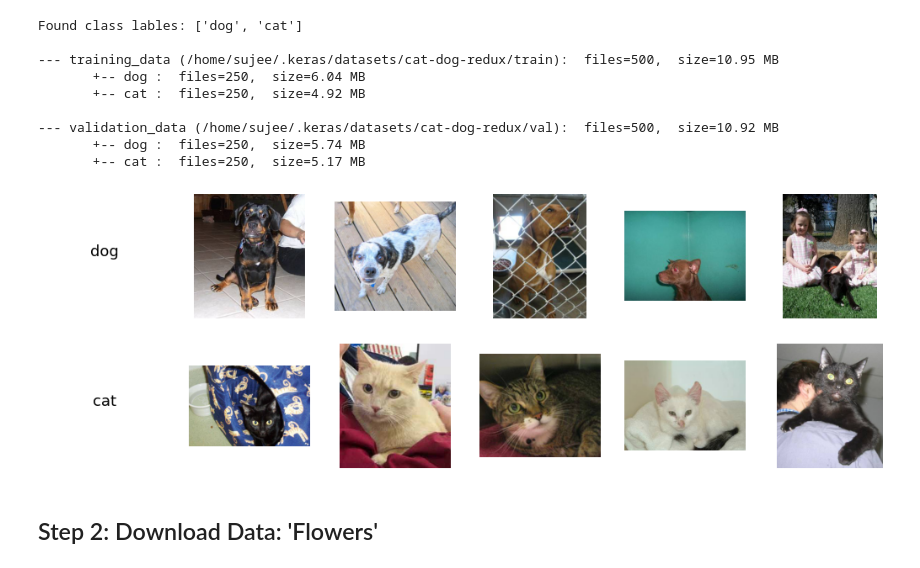
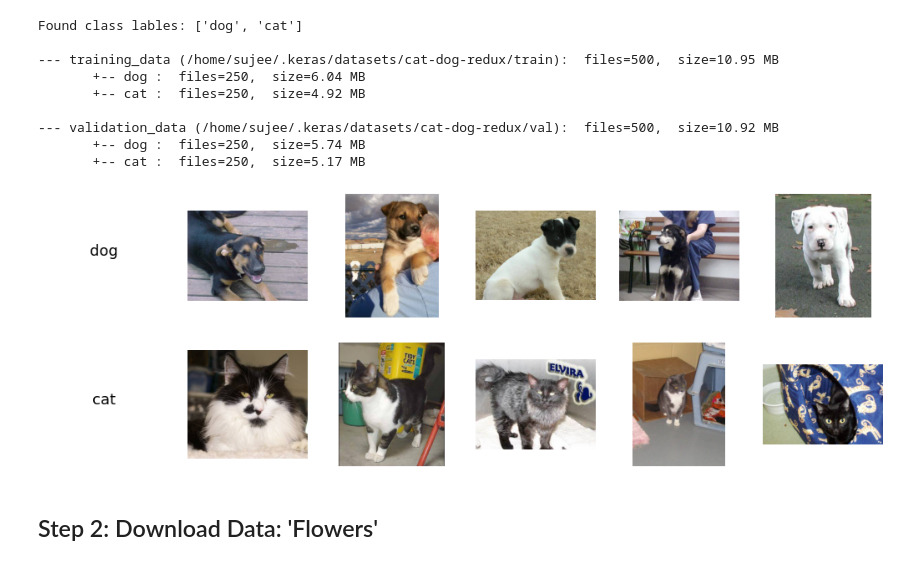
Before and after one commit to elephantscale/deep-learning-with-tensorflow-solutions, a Jupyter notebook: computer-vision/img1-working-with-images.ipynb, the cells around one changed output. Drawn from its saved outputs; the diff is of its cells as text; code cells hidden in the pictures.

Commit message:
fix working with images lab

```diff
--- a/computer-vision/img1-working-with-images.ipynb
+++ b/computer-vision/img1-working-with-images.ipynb
@@ -176,10 +125,11 @@ Found class lables: ['dog', 'cat']
 --- validation_data (/home/sujee/.keras/datasets/cat-dog-redux/val):  files=500,  size=10.92 MB
        +-- dog :  files=250,  size=5.74 MB
        +-- cat :  files=250,  size=5.17 MB
-# %%
-display_images(train_dir, 5)
-# %% [output]
-[figure, removed]
+# %%
+from image_utils import display_images_from_dir
+display_images_from_dir(train_dir, 5)
+# %% [output]
+[figure, added]
 # %% [markdown]
 ## Step 2: Download Data: 'Flowers'
 # %%
```
Also changed, not shown: parts of 12 cells of this notebook, 1 other file.
